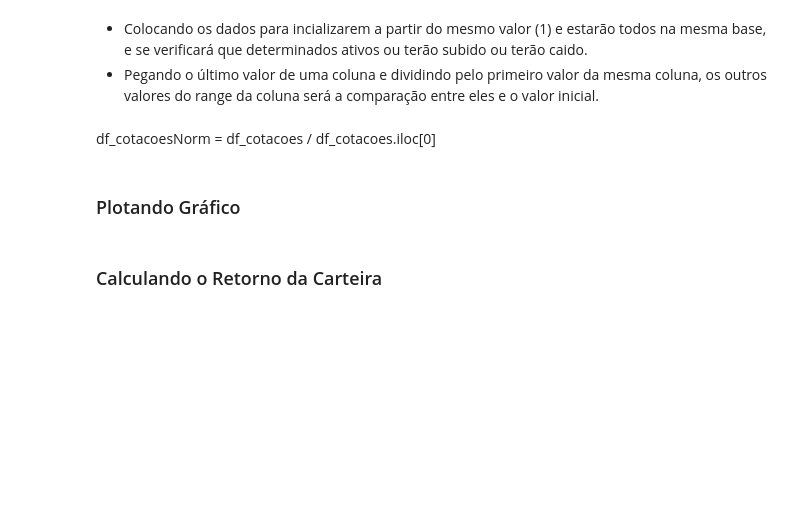
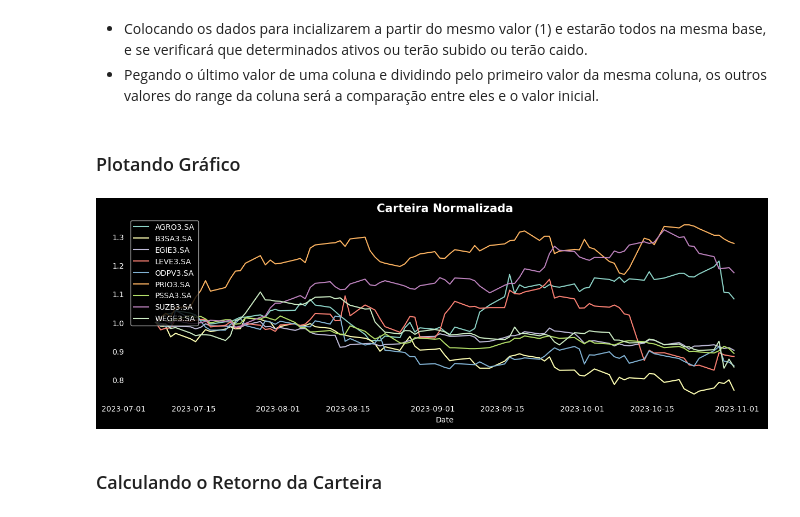
Before and after one commit to marcoaureliogguedes/automacaoFinancas, a Jupyter notebook: Projeto Automação.ipynb, the cells around one changed output. Saved outputs shown, nothing was run; the diff lists cells and outputs as text; code cells hidden in the pictures; blank space fills up the shorter version.

```diff
--- a/Projeto Automação.ipynb
+++ b/Projeto Automação.ipynb
@@ -88,3 +112,3 @@ plt.show()
 # %%
-df_carteira = pd.read_excel(f'C:\Users\maure\OneDrive\Documentos\GitHub\automacaoFinancas\dados\carteira.xlsx', encoding='latin1')
+df_carteira = pd.read_excel('carteira.xlsx')
 df_carteira
@@ -93,7 +128,7 @@ data_inical = datetime.now() - timedelta(days=120)
 data_final = datetime.now()
 
 # transformando a coluna Ticker em uma lista python
-lista_ativos = list(df_carteira['Ticker'].astype(str) + 'SA')
+lista_ativos = list(df_carteira['Ticker'].astype(str) + '.SA')
 
 # requisição
 df_cotacoes = pdr.get_data_yahoo(lista_ativos, data_inical, data_final)['Adj Close']
@@ -116,14 +201,24 @@ df_cotacoes.info()
 # %% [markdown]
 - Colocando os dados para incializarem a partir do mesmo valor (1) e estarão todos na mesma base, e se verificará que determinados ativos ou terão subido ou terão caido.<br>
 - Pegando o último valor de uma coluna e dividindo pelo primeiro valor da mesma coluna, os outros valores do range da coluna será a comparação entre eles e o valor inicial.
-# %% [markdown]
-df_cotacoesNorm = df_cotacoes / df_cotacoes.iloc[0]
+# %%
+df_cotacoesNorm = df_cotacoes / df_cotacoes.iloc[0]
 # %% [markdown]
 ### Plotando Gráfico
 # %%
+# Estilo
+plt.style.use('dark_background')
+
 df_cotacoesNorm.plot(figsize=(15, 5))
 plt.legend(loc='upper left')
+plt.xticks(rotation=0)
+plt.tick_params(axis='x', length=0)
+plt.tick_params(axis='y', length=0)
+plt.title('Carteira Normalizada', fontsize=15, fontweight='bold')
+plt.box(False)
 plt.show()
+# %% [output]
+[figure, added]
 # %% [markdown]
 ### Calculando o Retorno da Carteira
 # %% [markdown]
```
Also changed, not shown: parts of 12 cells of this notebook, 1 other file.
